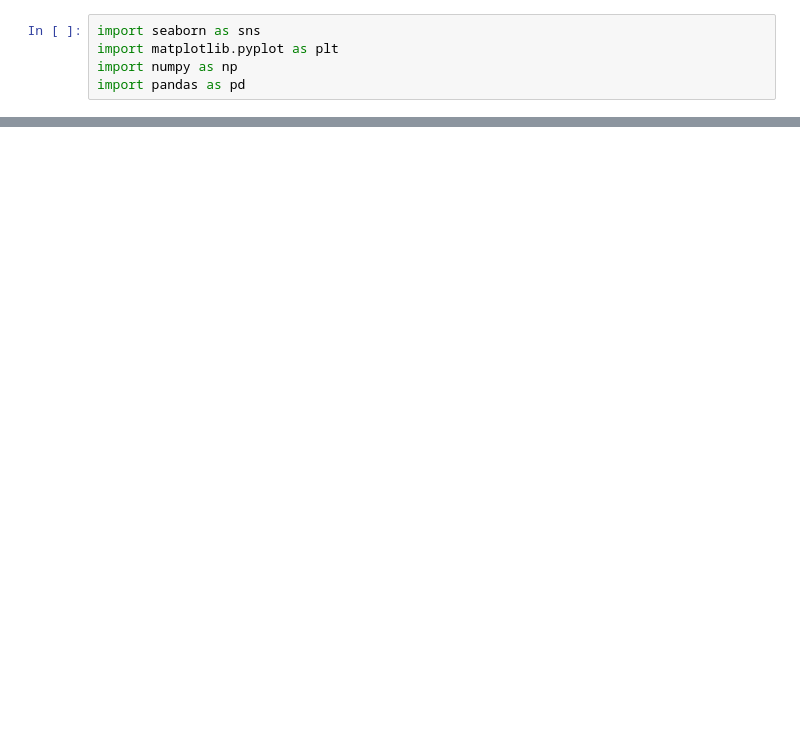
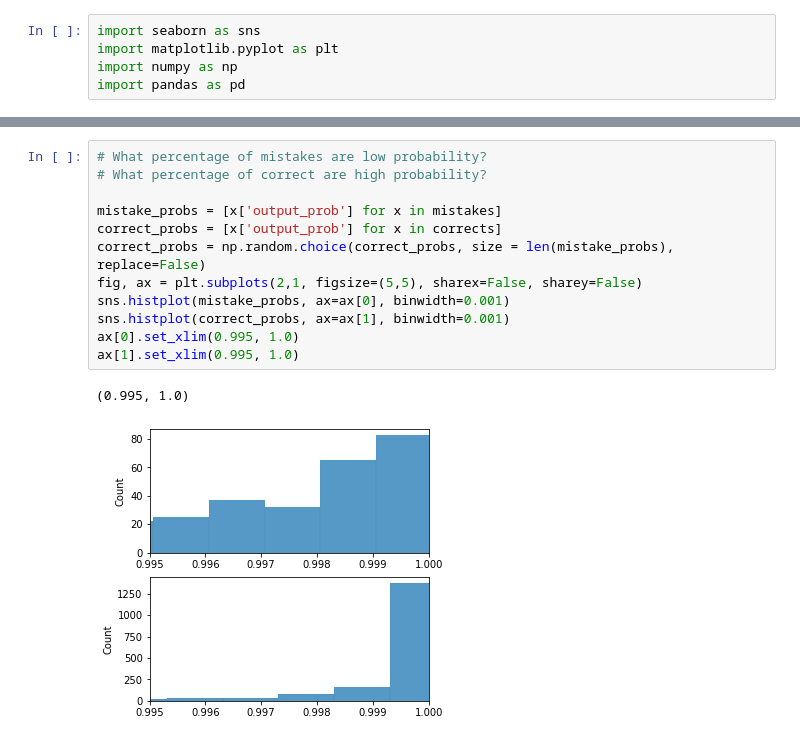
Before and after one commit to esteng/calibration_miso, a Jupyter notebook: analysis/calibration.ipynb, the cells around one changed output, grey strips where cells are left out. Cells and saved outputs as stored; diff of their text form; blank space fills up the shorter version.

```diff
--- a/analysis/calibration.ipynb
+++ b/analysis/calibration.ipynb
@@ -136,0 +256,15 @@ sns.scatterplot(data=df_to_plot, x = "prob_model", y="prob_correct", size="count
+# %%
+# What percentage of mistakes are low probability?
+# What percentage of correct are high probability?
+
+mistake_probs = [x['output_prob'] for x in mistakes]
+correct_probs = [x['output_prob'] for x in corrects]
+correct_probs = np.random.choice(correct_probs, size = len(mistake_probs), replace=False)
+fig, ax = plt.subplots(2,1, figsize=(5,5), sharex=False, sharey=False)
+sns.histplot(mistake_probs, ax=ax[0], binwidth=0.001)
+sns.histplot(correct_probs, ax=ax[1], binwidth=0.001)
+ax[0].set_xlim(0.995, 1.0)
+ax[1].set_xlim(0.995, 1.0)
+# %% [output]
+(0.995, 1.0)
+[figure, added]
```
Also changed, not shown: parts of 9 cells of this notebook.
